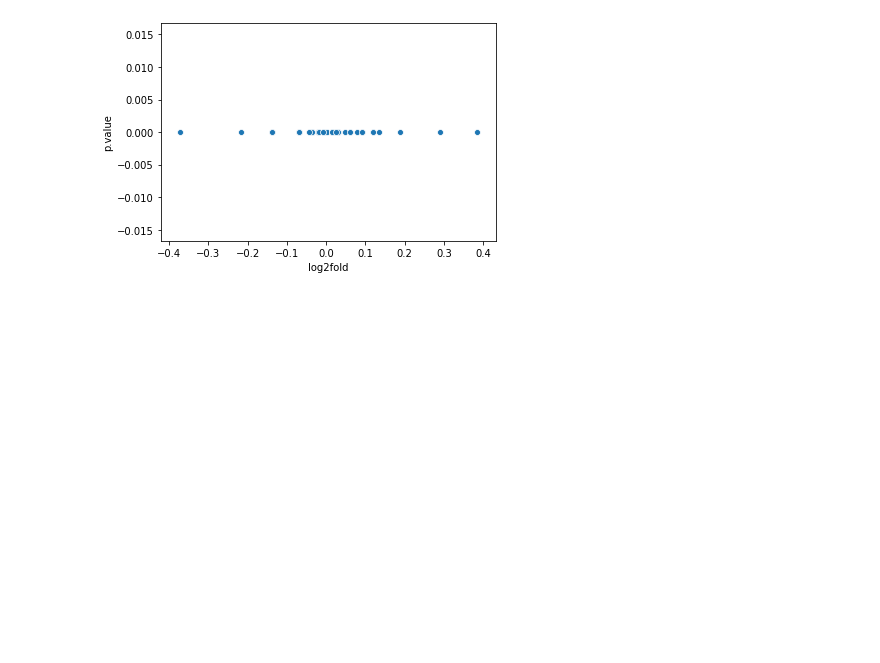
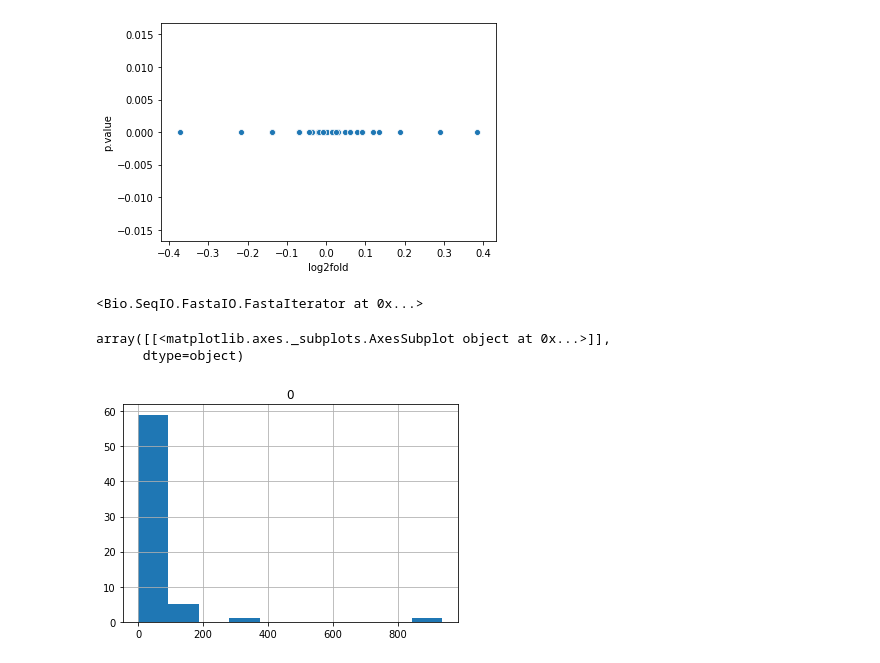
Before and after one commit to justjk139/alzheimers_gene_analysis, a Jupyter notebook: notebooks/EDA.ipynb, the cells around one changed output. Cells and saved outputs as stored; diff of their text form; code cells hidden in the pictures; blank space fills up the shorter version.

Commit message:
added targets and conversions

```diff
--- a/notebooks/EDA.ipynb
+++ b/notebooks/EDA.ipynb
@@ -345,0 +351,19 @@ sns.scatterplot(data = wilcox_heatmap_values, x='log2fold',y='p.value')
+# %%
+fasta_sequences = SeqIO.parse(open('ncrna.fa'),'fasta')
+fasta_sequences
+# %% [output]
+<Bio.SeqIO.FastaIO.FastaIterator at 0x...>
+# %%
+lst = []
+for fasta in fasta_sequences:
+    identification = fasta.id
+    name = fasta.description
+    bio_type = name.split(':')[7].split(" ")[0]
+    if bio_type == 'miRNA':
+        lst.append(identification)
+# %%
+df = pd.read_csv("kallisto.csv", index_col = 0)
+mirnas = df[df['target_id'].isin(lst)]
+mirnas = mirnas.reset_index().drop(["index"], axis = 1)
+numeric_cols = [col for col in mirnas if mirnas[col].dtype.kind != 'O']
+mirnas_padded = mirnas[numeric_cols] + 1
@@ -345,0 +372,9 @@ sns.scatterplot(data = wilcox_heatmap_values, x='log2fold',y='p.value')
+# %%
+mirnas = mirnas.set_index(['target_id'])
+mirnas = mirnas[(mirnas.T != 0).any()]
+var = pd.DataFrame(mirnas.var(axis = 0))
+var.hist()
+# %% [output]
+array([[<matplotlib.axes._subplots.AxesSubplot object at 0x...>]],
+      dtype=object)
+[figure, added]
```
Also changed, not shown: parts of 6 cells of this notebook, 7 other files.
